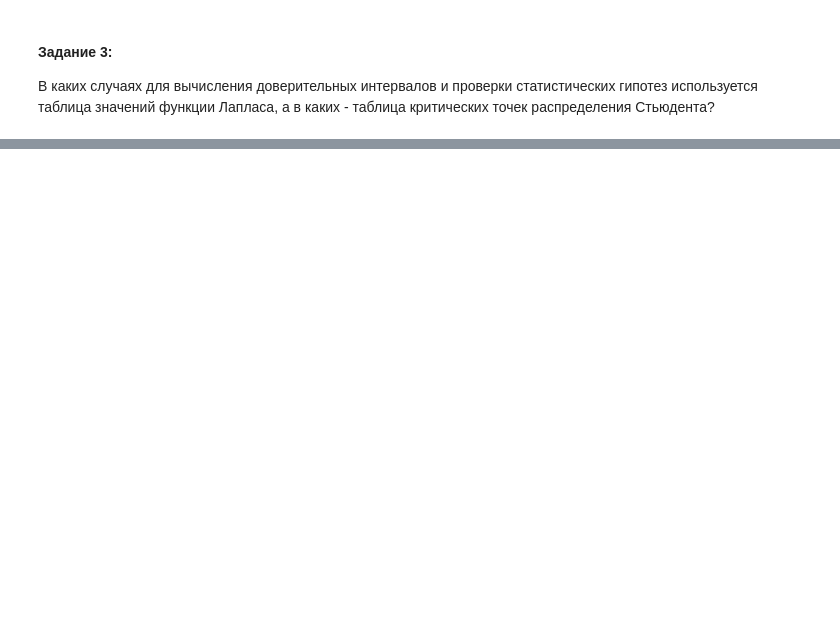
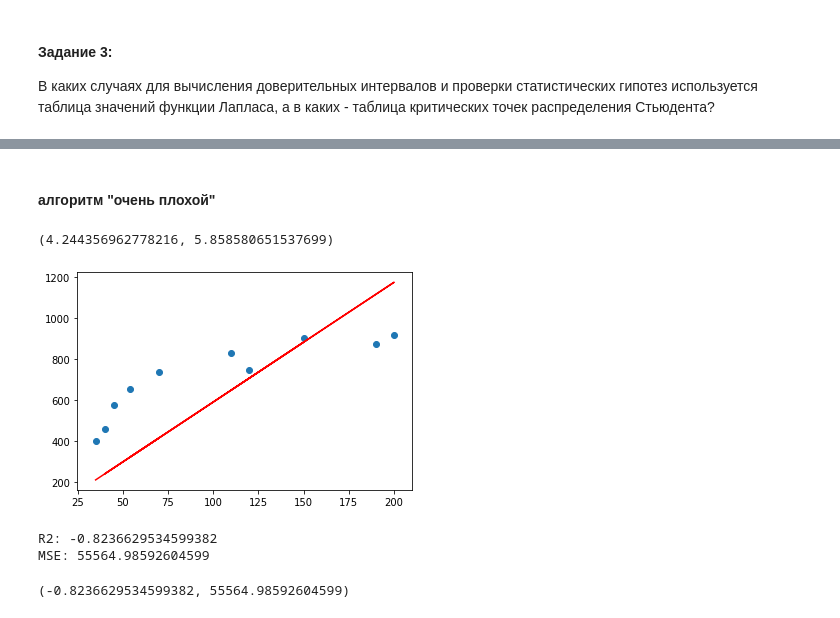
Before and after one commit to fogugy/gb_prob_theory, a Jupyter notebook: hw7.ipynb, the cells around one changed output, grey strips where cells are left out. Cells and saved outputs as stored; diff of their text form; code cells hidden in the pictures; blank space fills up the shorter version.

```diff
--- a/hw7.ipynb
+++ b/hw7.ipynb
@@ -90,0 +102,33 @@ t-критерий используется в случае, если неизв
+# %%
+lr = 1/10**5
+n = len(x)
+X = np.hstack([np.ones(10).reshape([n,1]), x.reshape([n,1])])
+# %% [markdown]
+#### алгоритм "очень плохой"
+# %%
+B0_prev = 0
+B1_prev = 0
+B0 = 1/10**5
+B1 = 1/10**5
+
+while abs(B0_prev) < abs(B0) or abs(B1_prev) < abs(B1):
+    B1_prev = B1
+    B0_prev = B0
+    B1 -= lr*(2/n)*np.sum((B0 + B1*x-y)*x)
+    B0 -= lr*(2/n)*np.sum((B0 + B1*x-y)*x)
+
+B0, B1
+# %% [output]
+(4.244356962778216, 5.858580651537699)
+# %%
+y_hat = B0 + B1*x
+plt.plot(x, y_hat, color='red')
+plt.scatter(x, y);
+# %% [output]
+[figure, added]
+# %%
+metrics(y, y_hat)
+# %% [output]
+R2: -0.8236629534599382
+MSE: 55564.98592604599
+(-0.8236629534599382, 55564.98592604599)
```
Also changed, not shown: parts of 10 cells of this notebook, 1 other file.
